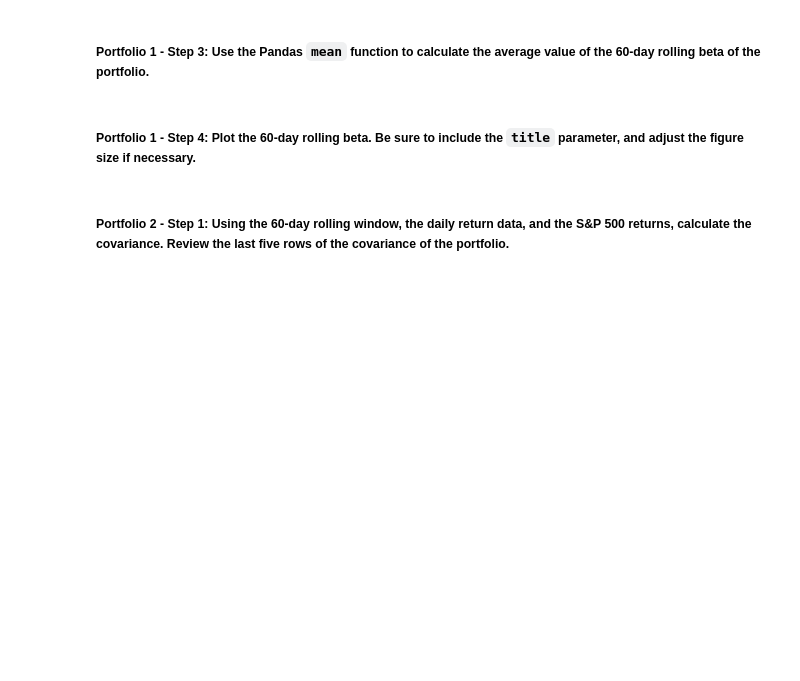
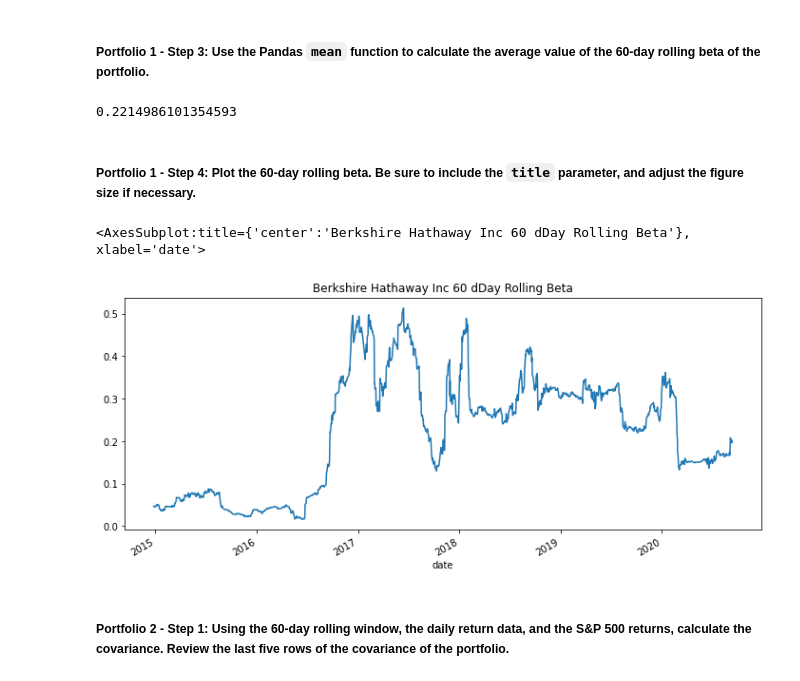
Before and after one commit to rodum012/Investment_Fund_Analysis, a Jupyter notebook: risk_return_analysis.ipynb, the cells around one changed output. Saved outputs shown, nothing was run; the diff lists cells and outputs as text; code cells hidden in the pictures; blank space fills up the shorter version.

```diff
--- a/risk_return_analysis.ipynb
+++ b/risk_return_analysis.ipynb
@@ -330,5 +340,7 @@ Your analysis is nearing completion. Now, you need to evaluate how the portfolio
 # %% [markdown]
 #### Use the Pandas `var` function to calculate the variance of the S&P 500 by using a 60-day rolling window. Visualize the last five rows of the variance of the S&P 500.
 # %%
-# Calculate the variance of the S&P 500 using a rolling 60-day window.
-# YOUR CODE HERE
+# Calculates the variance of the S&P 500 using a rolling 60-day window.
+market_var = fund_daily_averages.loc[:,'S&P 500'].rolling(60).var()
+# Displays the last 5 rows of the resulting dataframe
+market_var.tail()
@@ -345,6 +365,7 @@ Your analysis is nearing completion. Now, you need to evaluate how the portfolio
 # %% [markdown]
 ##### Portfolio 1 - Step 1: Using the 60-day rolling window, the daily return data, and the S&P 500 returns, calculate the covariance. Review the last five rows of the covariance of the portfolio.
 # %%
-# Calculate the covariance using a 60-day rolling window
-# Review the last five rows of the covariance data
-# YOUR CODE HERE
+# Calculates the covariance using a 60-day rolling window
+berk_cov = fund_daily_averages.loc[:,'BERKSHIRE HATHAWAY INC'].rolling(60).cov(fund_daily_averages.loc[:,'S&P 500'])
+# Reviews the last five rows of the covariance data
+berk_cov.tail()
@@ -351,6 +380,7 @@ Your analysis is nearing completion. Now, you need to evaluate how the portfolio
 # %% [markdown]
 ##### Portfolio 1 - Step 2: Calculate the beta of the portfolio. To do that, divide the covariance of the portfolio by the variance of the S&P 500.
 # %%
-# Calculate the beta based on the 60-day rolling covariance compared to the market (S&P 500)
-# Review the last five rows of the beta information
-# YOUR CODE HERE
+# Calculates the beta based on the 60-day rolling covariance compared to the market (S&P 500)
+berk_beta = berk_cov / market_var
+# Reviews the last five rows of the beta information
+berk_beta.tail()
@@ -357,7 +395,11 @@ Your analysis is nearing completion. Now, you need to evaluate how the portfolio
 # %% [markdown]
 ##### Portfolio 1 - Step 3: Use the Pandas `mean` function to calculate the average value of the 60-day rolling beta of the portfolio.
 # %%
-# Calculate the average of the 60-day rolling beta
-# YOUR CODE HERE
+# Calculates the average of the 60-day rolling beta
+avg_berk_beta = berk_beta.mean()
+# Reviews the average of the 60-day rolling beta
+avg_berk_beta
+# %% [output]
+0.2214986101354593
 # %% [markdown]
 ##### Portfolio 1 - Step 4: Plot the 60-day rolling beta. Be sure to include the `title` parameter, and adjust the figure size if necessary.
@@ -368,3 +406,9 @@ Your analysis is nearing completion. Now, you need to evaluate how the portfolio
+# %%
+# Plots the rolling beta
+berk_beta.plot(figsize=(12,5),title='Berkshire Hathaway Inc 60 dDay Rolling Beta')
+# %% [output]
+<AxesSubplot:title={'center':'Berkshire Hathaway Inc 60 dDay Rolling Beta'}, xlabel='date'>
+[figure, added]
 # %% [markdown]
 ##### Portfolio 2 - Step 1: Using the 60-day rolling window, the daily return data, and the S&P 500 returns, calculate the covariance. Review the last five rows of the covariance of the portfolio.
 # %%
```
Also changed, not shown: parts of 28 cells of this notebook, 4 other files.
